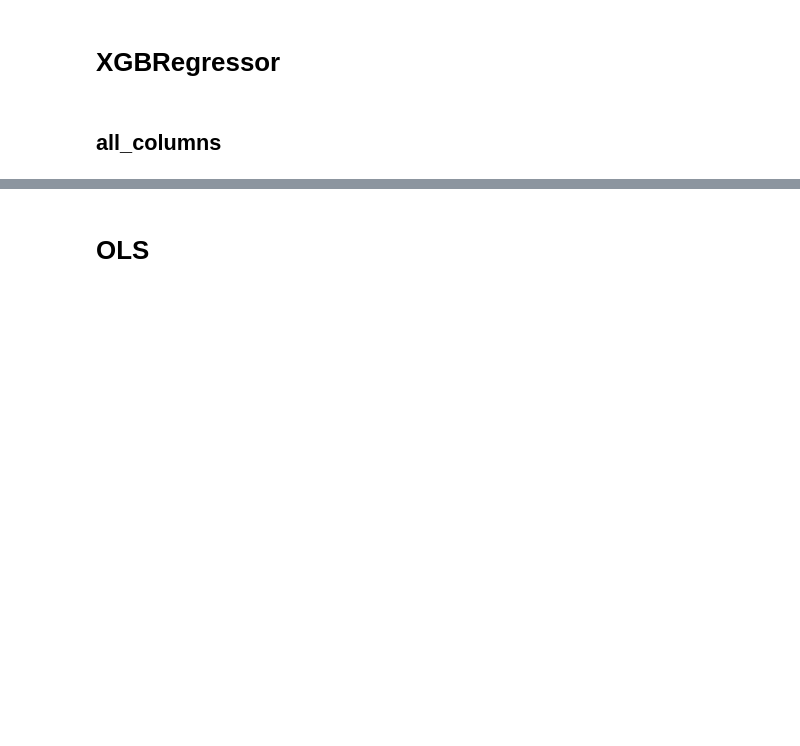
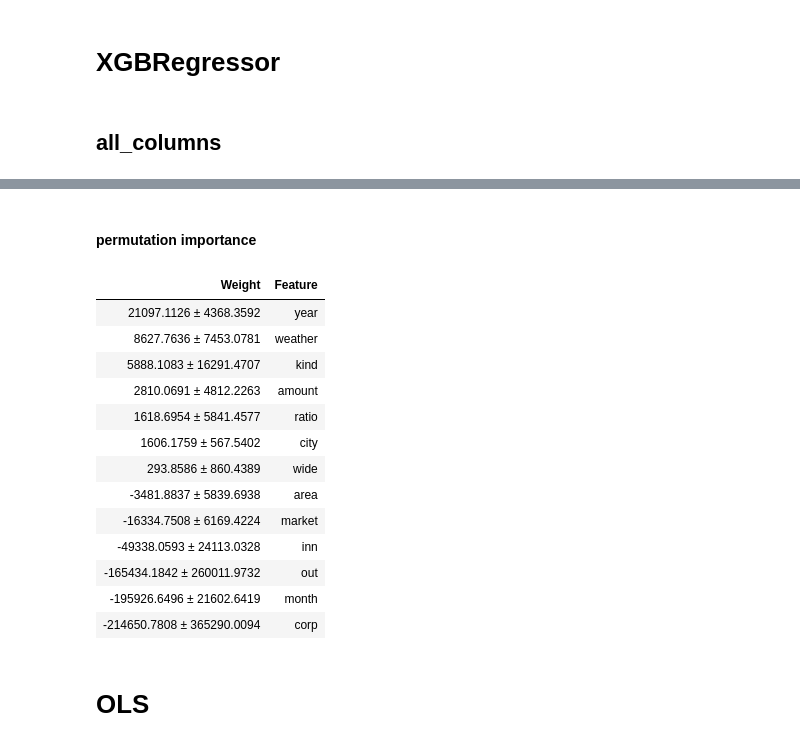
Before and after one commit to seosztt/ML_Project, a Jupyter notebook: inout_merge.ipynb, the cells around one changed output, grey strips where cells are left out. Cells and saved outputs as stored; diff of their text form; code cells hidden in the pictures; blank space fills up the shorter version.

```diff
--- a/inout_merge.ipynb
+++ b/inout_merge.ipynb
@@ -226,3 +311,32 @@ np.sqrt(-scores.mean())
+# %% [markdown]
+#### permutation importance
+# %%
+X_test=test.drop(columns=['price'])
+y=test['price']
+# %%
+import eli5
+from eli5.sklearn import PermutationImportance
+
+XGB = XGBRegressor(objective='reg:squarederror',random_state=2045)
+XGB.fit(X_train, y_train)
+
+perm = PermutationImportance(XGB, scoring = "neg_mean_squared_error", random_state = 2045).fit(X_test, y)
+eli5.show_weights(perm, top = 20, feature_names = X_test.columns.tolist())
+# %% [output]
+| Weight | Feature |
+| 21097.1126 ± 4368.3592 | year |
+| 8627.7636 ± 7453.0781 | weather |
+| 5888.1083 ± 16291.4707 | kind |
+| 2810.0691 ± 4812.2263 | amount |
+| 1618.6954 ± 5841.4577 | ratio |
+| 1606.1759 ± 567.5402 | city |
+| 293.8586 ± 860.4389 | wide |
+| -3481.8837 ± 5839.6938 | area |
+| -16334.7508 ± 6169.4224 | market |
+| -49338.0593 ± 24113.0328 | inn |
+| -165434.1842 ± 260011.9732 | out |
+| -195926.6496 ± 21602.6419 | month |
+| -214650.7808 ± 365290.0094 | corp |
 # %% [markdown]
 # OLS
 # %% [markdown]
```
Also changed, not shown: parts of 17 cells of this notebook.
